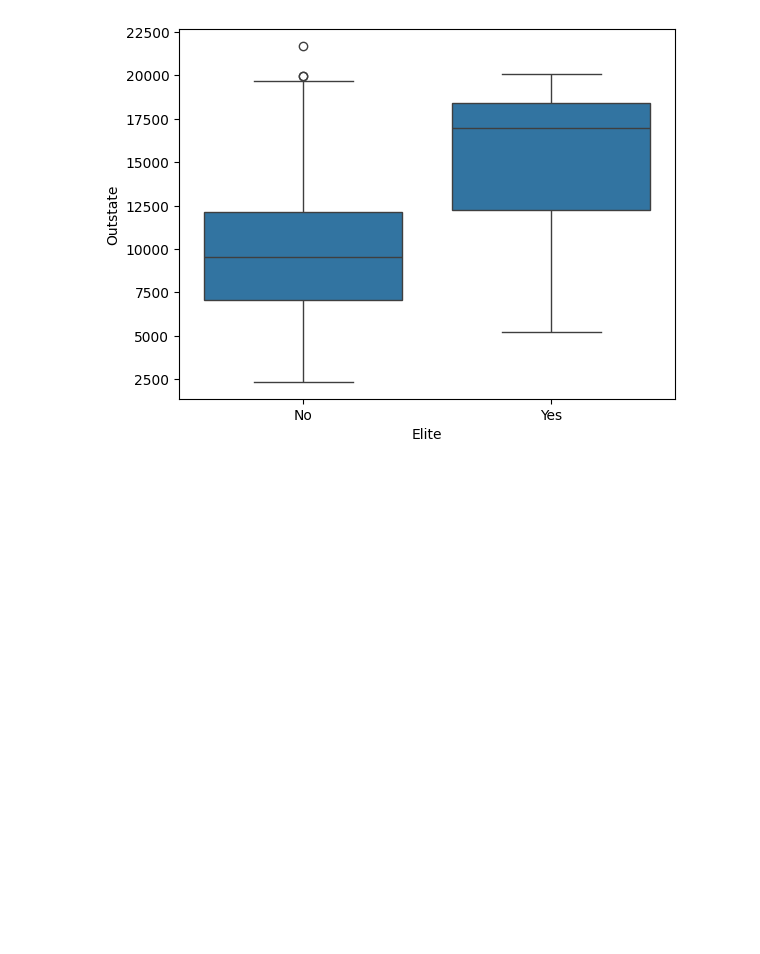
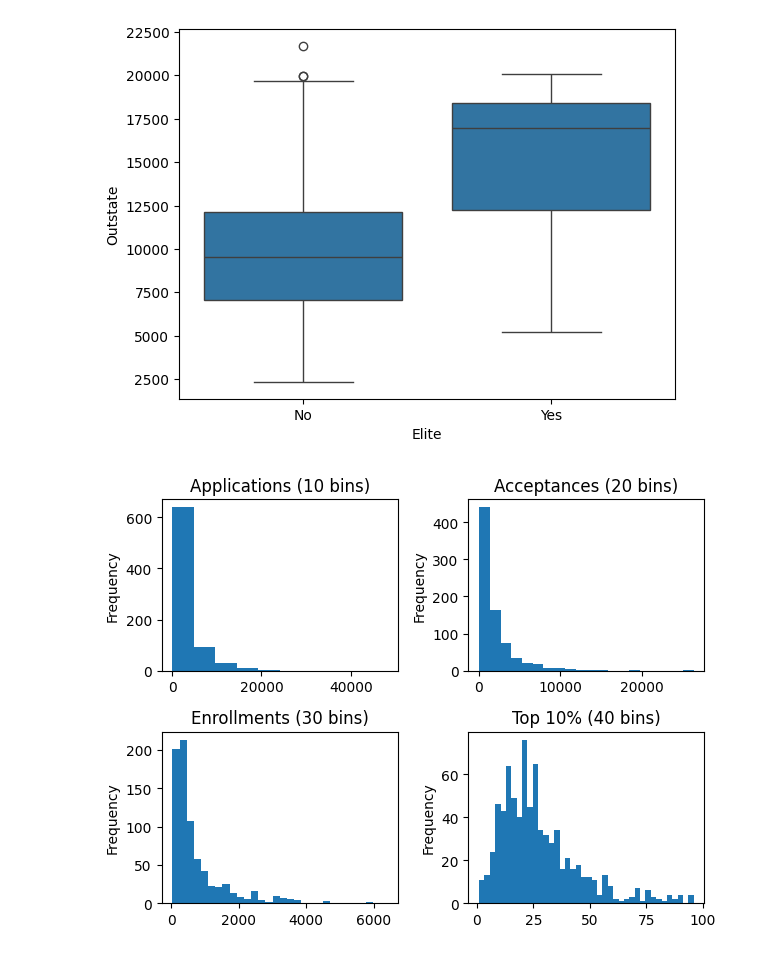
Before and after one commit to SamuelAirisniemi/Databehandling-Samuel-Airisniemi, a Jupyter notebook: Laboration-Databehandling/Laboration.ipynb, the cells around one changed output. Saved outputs shown, nothing was run; the diff lists cells and outputs as text; code cells hidden in the pictures; blank space fills up the shorter version.

```diff
--- a/Laboration-Databehandling/Laboration.ipynb
+++ b/Laboration-Databehandling/Laboration.ipynb
@@ -94,3 +94,22 @@ sns.boxplot(x = "Elite", y = "Outstate", data = college)
 # %% [output]
 <Axes: xlabel='Elite', ylabel='Outstate'>
 [figure]
+# %%
+fig, axes = plt.subplots(2, 2)
+
+college["Apps"].plot.hist(bins=10, ax=axes[0,0])
+axes[0,0].set_title("Applications (10 bins)")
+
+college["Accept"].plot.hist(bins=20, ax=axes[0,1])
+axes[0,1].set_title("Acceptances (20 bins)")
+
+college["Enroll"].plot.hist(bins=30, ax=axes[1,0])
+axes[1,0].set_title("Enrollments (30 bins)")
+
+college["Top10perc"].plot.hist(bins=40, ax=axes[1,1])
+axes[1,1].set_title("Top 10% (40 bins)")
+
+plt.tight_layout()
+plt.show()
+# %% [output]
+[figure, added]
```
